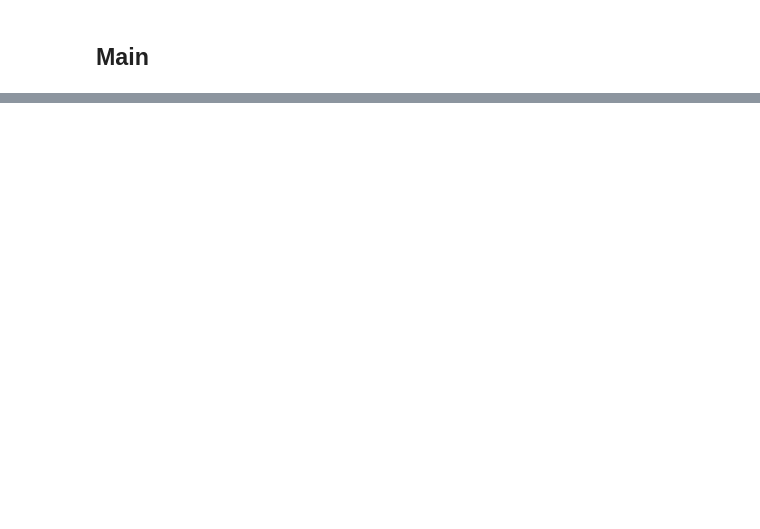
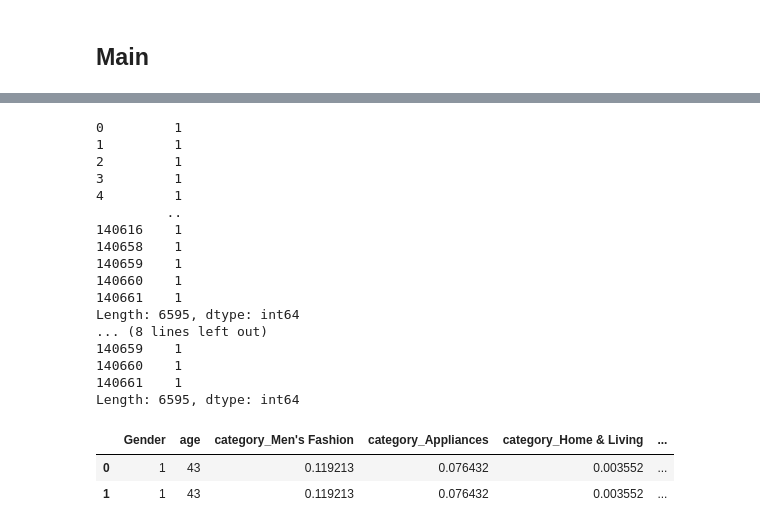
Before and after one commit to CategorIAN/CSCI550_Final, a Jupyter notebook: nb2.ipynb, the cells around one changed output, grey strips where cells are left out. Drawn from its saved outputs; the diff is of its cells as text; code cells hidden in the pictures; blank space fills up the shorter version.

```diff
--- a/nb2.ipynb
+++ b/nb2.ipynb
@@ -185,14 +195,0 @@ data.onehot(["category", "Region"])
-# %%
-variance_pca = []
-number_attributes = len(df.columns)
-pca = PCA(n_components=number_attributes)
-pca.fit(df)
-explained_variance = pca.explained_variance_ratio_
-for i in range(1, number_attributes):
-    variance_list = list(explained_variance)[:i]
-    variance_pca.append(sum(variance_list))
-plt.plot([i for i in range(0, number_attributes)], [0] + variance_pca, marker='o')
-plt.xlabel("Number of Principal Components")
-plt.ylabel("Explained Variance")
-plt.title("Number of Principle Components vs Explained Variance")
-plt.show()
@@ -271,18 +210,20 @@ def makeClusters(df, features, k, plot = None):
         plt.title("Data in {} Clusters".format(k))
         plt.show()
 # %%
-def category_dist(sales, store_loc, k):
-    sales_df, model = makeClusters(sales, ["LNG", "LAT"], k)
-    store_clusters = pd.Series(data = model.predict(store_loc), name = "Cluster")
-    def store_category(j):
-        cluster_df = sales_df.loc[lambda df: df["Cluster"] == store_clusters[j]].drop(columns = ["Cluster"])
-        dist_weight = lambda i: 1/np.sqrt(2 * np.pi) * np.exp((-(np.linalg.norm(cluster_df.loc[i, ["LNG", "LAT"]] - store_loc.loc[j, ["LNG", "LAT"]])) ** 2)/2)
-        cluster_df["Weight"] = cluster_df.index.map(lambda i: dist_weight(i) * cluster_df.loc[i, "total"])
-        category_series = cluster_df[["category", "Weight"]].groupby(by=["category"]).sum()["Weight"]
+def knn_adv(train_df, test_df, cluster_features, target, k, target_weight_col = None):
+    train_df_clus, model = makeClusters(train_df, cluster_features, k)
+    clusters = pd.Series(data = model.predict(test_df), name = "Cluster")
+    categories = train_df[target].unique()
+    def category_dist(j):
+        cluster_df = train_df_clus.loc[lambda df: df["Cluster"] == clusters[j]].drop(columns = ["Cluster"])
+        knn_weight = lambda i: 1/np.sqrt(2 * np.pi) * np.exp((-(np.linalg.norm(cluster_df.loc[i, cluster_features] - test_df.loc[j, cluster_features])) ** 2)/2)
+        target_weight = np.ones(cluster_df.shape[0]) if target_weight_col is None else cluster_df.index.to_series().map(lambda i: 1)
+        print(target_weight)
+        cluster_df["Weight"] = cluster_df.index.map(lambda i: knn_weight(i) * target_weight[i])
+        category_series = cluster_df[[target, "Weight"]].groupby(by=[target]).sum()["Weight"]
         total_weight = sum(category_series)
         category_series_complete = pd.concat([category_series, pd.Series(dict([(c, 0) for c in set(categories).difference(category_series.index)]))]).sort_index()
         return category_series_complete.map(lambda w: w / total_weight)
-    data = dict([(j, list(store_category(j))) for j in store_loc.index])
-    print(data)
-    store_cats = pd.DataFrame.from_dict(data = data, columns = ["category_{}".format(c) for c in categories], orient="index")
-    return pd.concat([store_loc, store_cats], axis=1)
+    data = dict([(j, list(category_dist(j))) for j in test_df.index])
+    cat_df = pd.DataFrame.from_dict(data = data, columns = ["{}_{}".format(target, c) for c in categories], orient="index")
+    return pd.concat([test_df, cat_df], axis=1)
@@ -296,0 +230,25 @@ category_dist(mydf, store_loc, 20)
+# %%
+test_df = pd.DataFrame({"Gender": [1, 1], "age": [43, 43]})
+data.reverse_onehot(["category"])
+df = knn_adv(data.df, test_df, ["Gender", "age"], "category", 20, "total")
+# %% [output]
+0         1
+1         1
+2         1
+3         1
+4         1
+         ..
+140616    1
+140658    1
+140659    1
+140660    1
+140661    1
+Length: 6595, dtype: int64
+... (8 lines left out)
+140659    1
+140660    1
+140661    1
+Length: 6595, dtype: int64
+|  | Gender | age | category_Men's Fashion | category_Appliances | category_Home & Living | ... |
+| 0 | 1 | 43 | 0.119213 | 0.076432 | 0.003552 | ... |
+| 1 | 1 | 43 | 0.119213 | 0.076432 | 0.003552 | ... |
```
Also changed, not shown: parts of 26 cells of this notebook.
